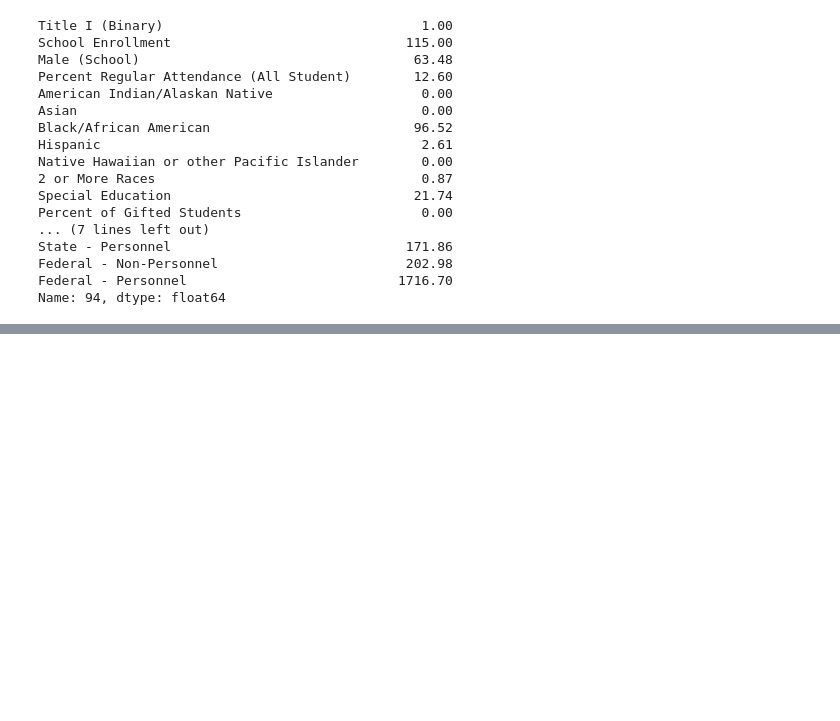
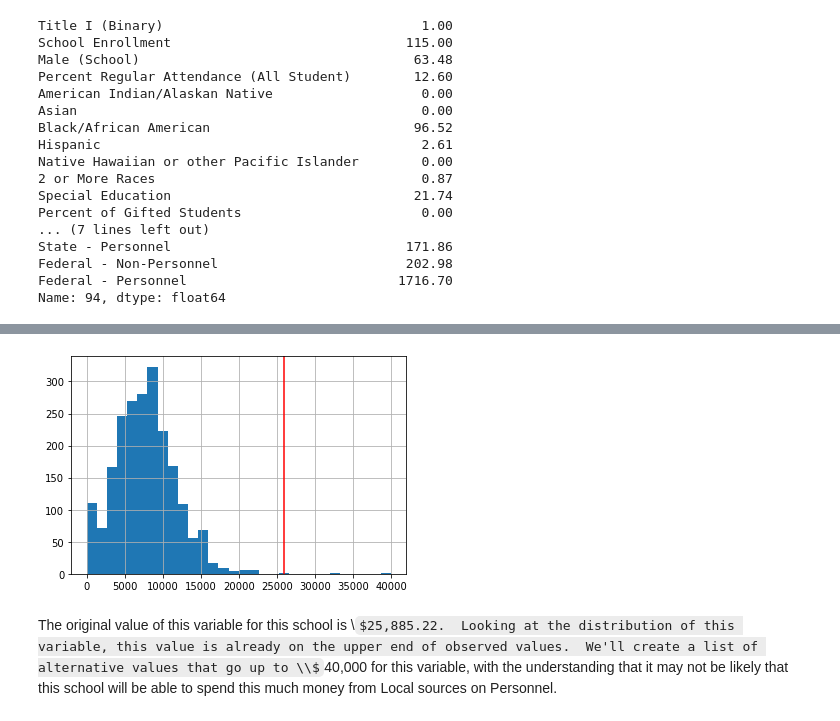
Before and after one commit to cchung106/Capstone-Three, a Jupyter notebook: Notebooks/04_modeling_pt2.ipynb, the cells around one changed output, grey strips where cells are left out. Cells and saved outputs as stored; diff of their text form; code cells hidden in the pictures; some formulas as TeX source; blank space fills up the shorter version.

```diff
--- a/Notebooks/04_modeling_pt2.ipynb
+++ b/Notebooks/04_modeling_pt2.ipynb
@@ -333,0 +319,8 @@ pd.DataFrame(zip(att_df['Percent Regular Attendance (All Student)'], list(att_pr
+# %%
+X_train_orig['Local - Personnel'].hist(bins=30)
+plt.axvline(x=25885.22, color = 'r')
+plt.show()
+# %% [output]
+[figure, added]
+# %% [markdown]
+The original value of this variable for this school is \\$25,885.22.  Looking at the distribution of this variable, this value is already on the upper end of observed values.  We'll create a list of alternative values that go up to \\$40,000 for this variable, with the understanding that it may not be likely that this school will be able to spend this much money from Local sources on Personnel.
```
Also changed, not shown: parts of 71 cells of this notebook.
